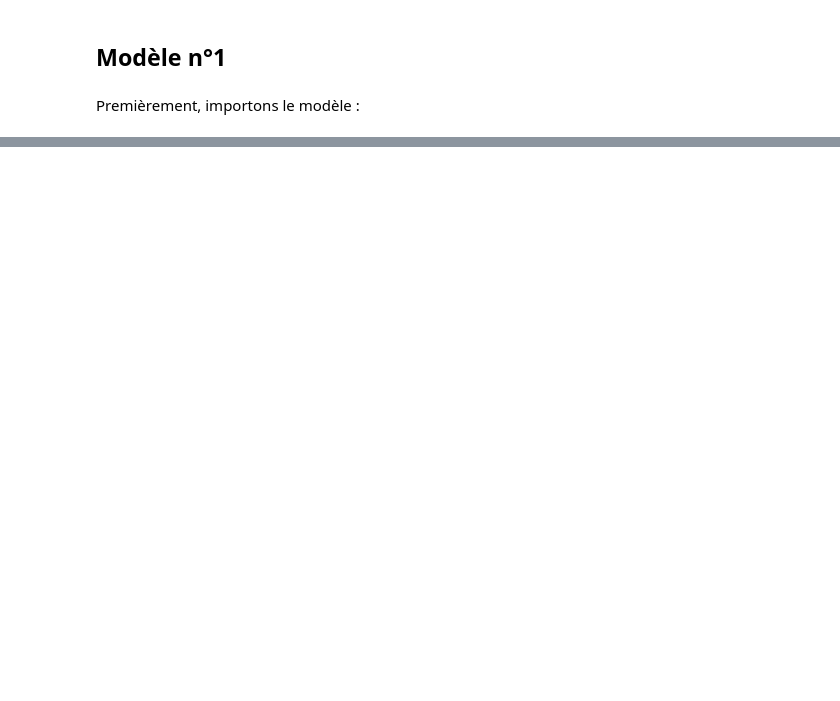
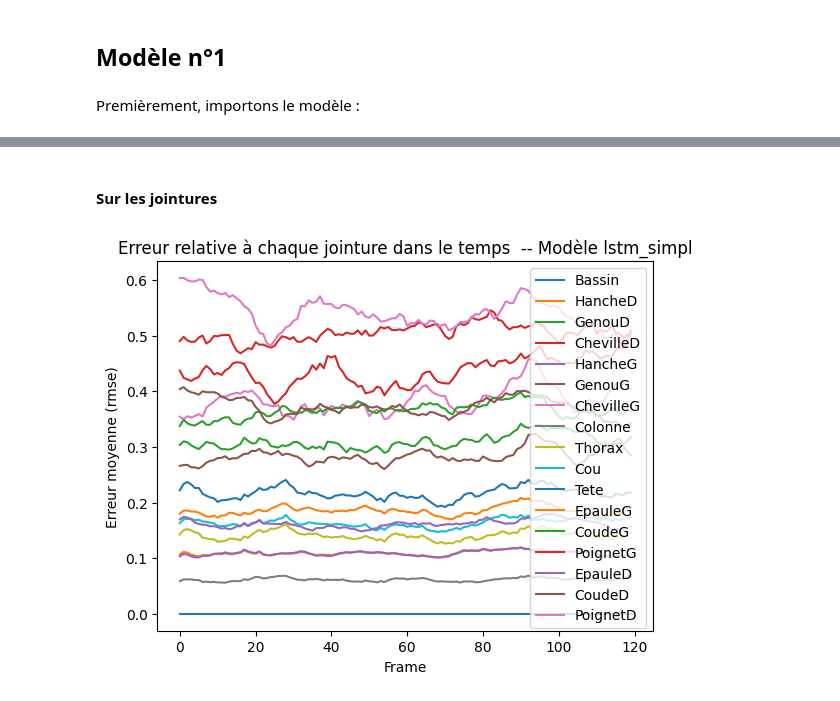
Before and after one commit to JulienLEFEBV/ProjetMIDL2, a Jupyter notebook: analyse_resultats.ipynb, the cells around one changed output, grey strips where cells are left out. Drawn from its saved outputs; the diff is of its cells as text; code cells hidden in the pictures; blank space fills up the shorter version.

```diff
--- a/analyse_resultats.ipynb
+++ b/analyse_resultats.ipynb
@@ -4,0 +159,4 @@ Nous allons ici analyser et expliquer les résultats des diférents modèles.
+# %%
+_ , test = train_test_split(datas)
+del _
+print("Taille de test : ", len(test))
@@ -24,5 +169,6 @@ from tensorflow.keras.models import load_model
 # %%
 #chargment du premier modèle
-model1 = load_model("./models/lstm_simple.keras")
+lstm_simple = load_model(MODEL_PATH + "lstm_simple.keras")
+lstm_simple.summary()
 # %% [output]
 WARNING: All log messages before absl::InitializeLog() is called are written to STDERR
@@ -30,0 +259,22 @@ I0000 00:00:1768832465.899714   44665 gpu_device.cc:2020] Created device /job:lo
+# %%
+# la moyenne de tous les échantillons :
+NB_FRAME = 120
+
+mean_rmse_per_joint = np.zeros((NB_FRAME, 17))
+mean_bone_lenght_err = np.zeros((NB_FRAME, len(SQUELETTE)))
+
+for seq in test:
+    Y_v = seq[:NB_FRAME+WINDOW_SIZE]
+    X,_ = make_data_for_lstm_simple([Y_v])
+    Y_pred = inverse_lstm_output(lstm_simple.predict(X, verbose=0))
+
+    T = min(len(Y_pred), NB_FRAME)
+
+    joint_err = np.linalg.norm(Y_v[:T] - Y_pred[:T], axis=-1)
+    bone_err = bone_lenght_error(Y_v[:T], Y_pred[:T])
+
+    mean_rmse_per_joint[:T] += joint_err
+    mean_bone_lenght_err[:T] += bone_err
+
+mean_rmse_per_joint /= len(test)
+mean_bone_lenght_err /= len(test)
@@ -30,0 +283,12 @@ I0000 00:00:1768832465.899714   44665 gpu_device.cc:2020] Created device /job:lo
+# %% [markdown]
+#### Sur les jointures
+# %%
+for i in range(NB_JOINTURES):
+    plt.plot(mean_rmse_per_joint[:,i], label=JOINTURES[i])
+plt.xlabel("Frame")
+plt.ylabel("Erreur moyenne (rmse)")
+plt.title("Erreur relative à chaque jointure dans le temps  -- Modèle lstm_simpl")
+plt.legend()
+plt.show()
+# %% [output]
+[figure, added]
```
Also changed, not shown: parts of 86 cells of this notebook, 21 other files.
